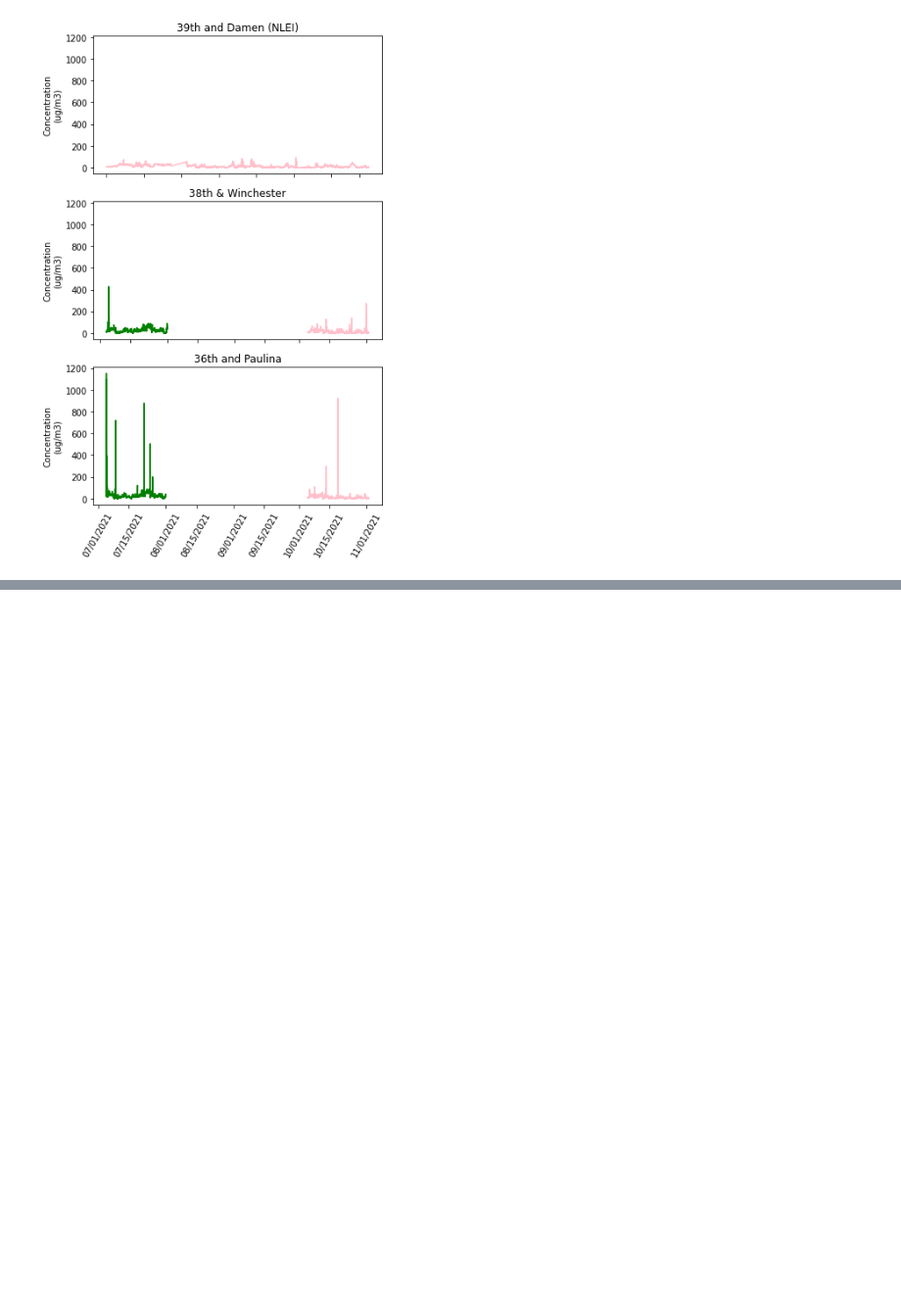
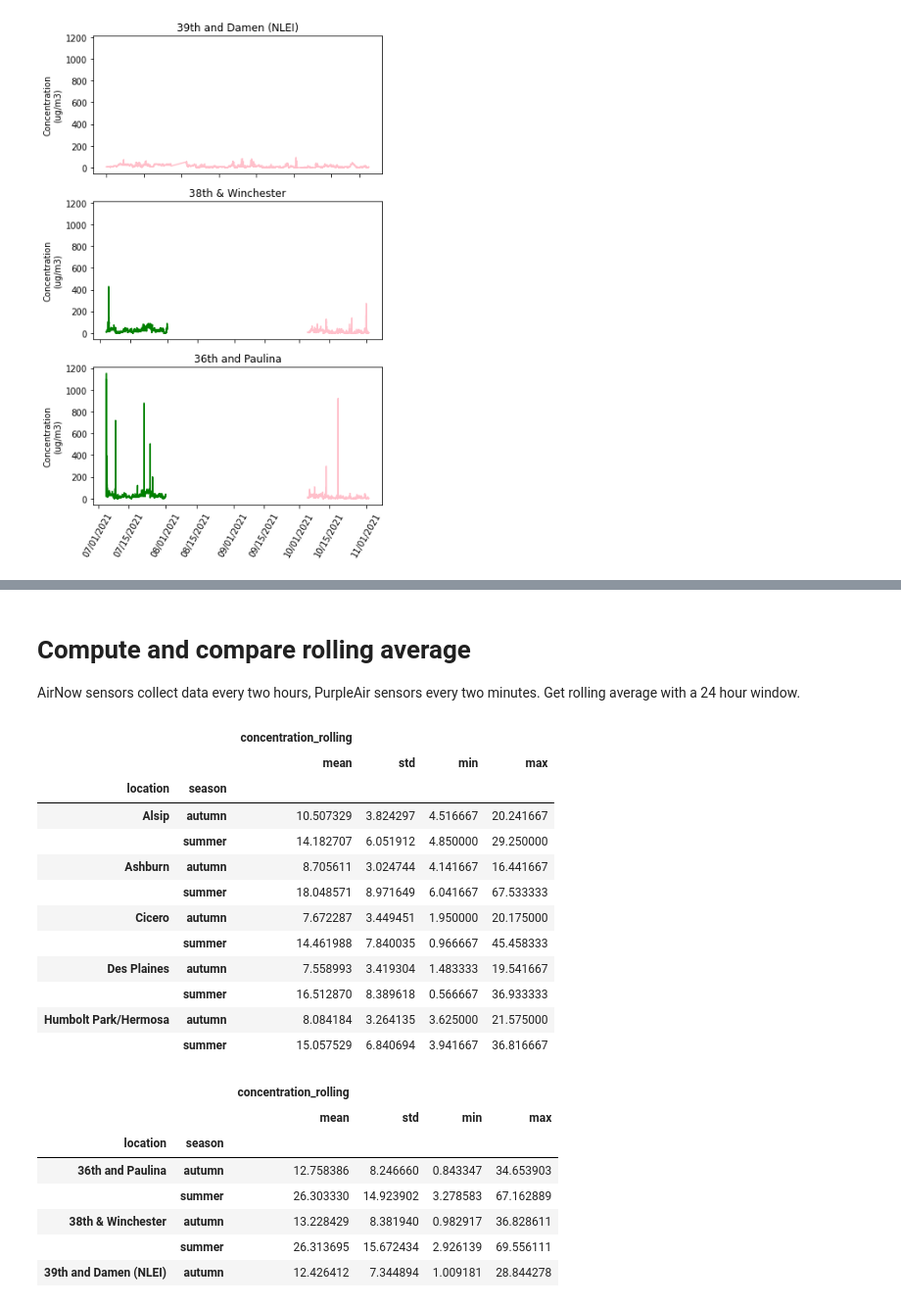
Before and after one commit to code-312/Air-Quality, a Jupyter notebook: notebooks/compare_airnow_and_purpleair.ipynb, the cells around one changed output, grey strips where cells are left out. Shown at 98% size. Saved outputs shown, nothing was run; the diff lists cells and outputs as text; code cells hidden in the pictures; blank space fills up the shorter version.

```diff
--- a/notebooks/compare_airnow_and_purpleair.ipynb
+++ b/notebooks/compare_airnow_and_purpleair.ipynb
@@ -206,3 +208,6 @@ plt.savefig('figures/sensor_locations_PM.png', bbox_inches='tight', dpi=600)
+# %%
+dfs = {'an': df_an_pm25,
+       'pa': df_pa_pm25}
 # %%
 def plot_seasonal_trends(df_data, df_sensors):
     """Plot data for season, for each sensor separately"""
@@ -252,6 +252,0 @@ See if there are seasonal differences between summer and fall.
-# %%
-gb = df_an_pm25.groupby(['location', 'season']).agg(
-    {'concentration' : ['mean', 'std', 'min', 'max'],
-    'datetime': ['min', 'max']})
-
-display(gb)
@@ -278,6 +252,0 @@ print(len(df_an_pm25.notna().index))
-# %%
-gb = df_pa_pm25.groupby(['location', 'season']).agg(
-    {'concentration' : ['mean', 'std', 'min', 'max'],
-     'datetime': ['min', 'max']})
-
-display(gb)
@@ -294,0 +306,6 @@ display(gb)
+# %%
+for df in dfs.values():
+    gb = df.groupby(['location', 'season']).agg(
+        {'concentration' : ['mean', 'std', 'min', 'max'],
+         'datetime': ['min', 'max']})
+    display(gb)
@@ -294,0 +334,35 @@ display(gb)
+# %% [markdown]
+# Compute and compare rolling average
+AirNow sensors collect data every two hours, PurpleAir sensors every two minutes. Get rolling average with a 24 hour window.
+# %%
+windows = {'an': 12,
+           'pa': 30*24}
+
+for key, df in dfs.items():
+    df['concentration_rolling'] = df['concentration'].rolling(window=windows[key]).mean()
+
+    gb = df.groupby(['location', 'season']).agg(
+        {'concentration_rolling' : ['mean', 'std', 'min', 'max']})
+    display(gb)
+# %% [output]
+|  |  | concentration_rolling |  |  |  |
+|  |  | mean | std | min | max |
+| location | season |  |  |  |  |
+| Alsip | autumn | 10.507329 | 3.824297 | 4.516667 | 20.241667 |
+|  | summer | 14.182707 | 6.051912 | 4.850000 | 29.250000 |
+| Ashburn | autumn | 8.705611 | 3.024744 | 4.141667 | 16.441667 |
+|  | summer | 18.048571 | 8.971649 | 6.041667 | 67.533333 |
+| Cicero | autumn | 7.672287 | 3.449451 | 1.950000 | 20.175000 |
+|  | summer | 14.461988 | 7.840035 | 0.966667 | 45.458333 |
+| Des Plaines | autumn | 7.558993 | 3.419304 | 1.483333 | 19.541667 |
+|  | summer | 16.512870 | 8.389618 | 0.566667 | 36.933333 |
+| Humbolt Park/Hermosa | autumn | 8.084184 | 3.264135 | 3.625000 | 21.575000 |
+|  | summer | 15.057529 | 6.840694 | 3.941667 | 36.816667 |
+|  |  | concentration_rolling |  |  |  |
+|  |  | mean | std | min | max |
+| location | season |  |  |  |  |
+| 36th and Paulina | autumn | 12.758386 | 8.246660 | 0.843347 | 34.653903 |
+|  | summer | 26.303330 | 14.923902 | 3.278583 | 67.162889 |
+| 38th & Winchester | autumn | 13.228429 | 8.381940 | 0.982917 | 36.828611 |
+|  | summer | 26.313695 | 15.672434 | 2.926139 | 69.556111 |
+| 39th and Damen (NLEI) | autumn | 12.426412 | 7.344894 | 1.009181 | 28.844278 |
```
Also changed, not shown: parts of 18 cells of this notebook.
